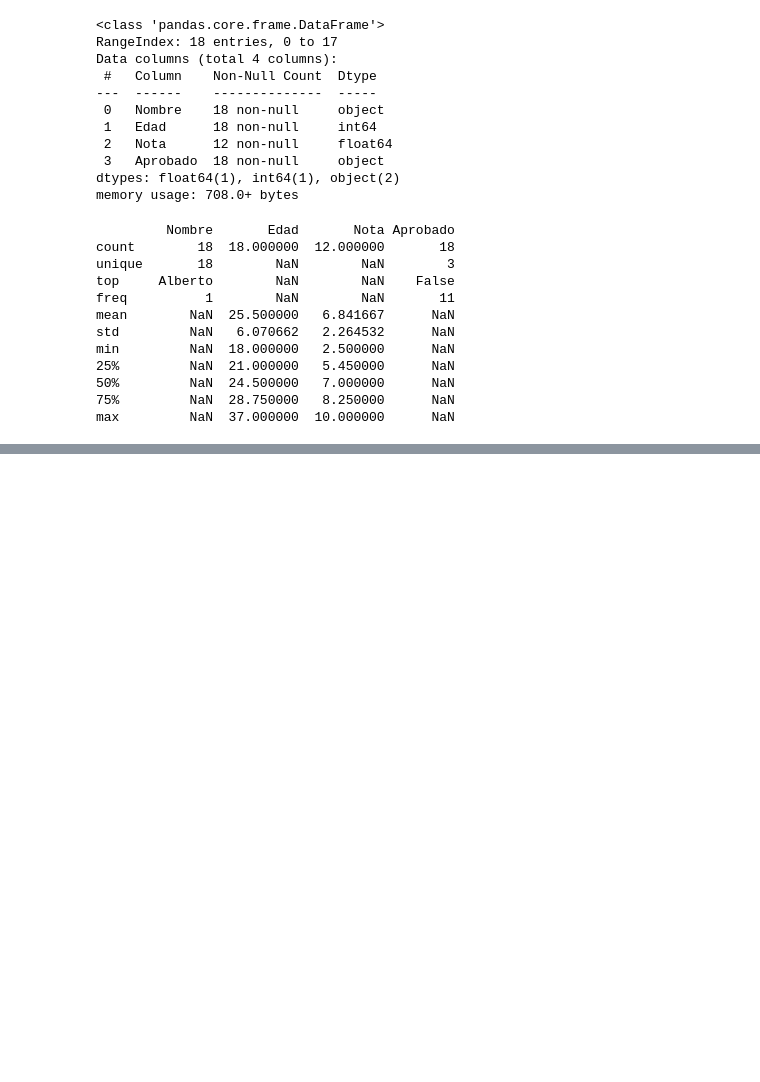
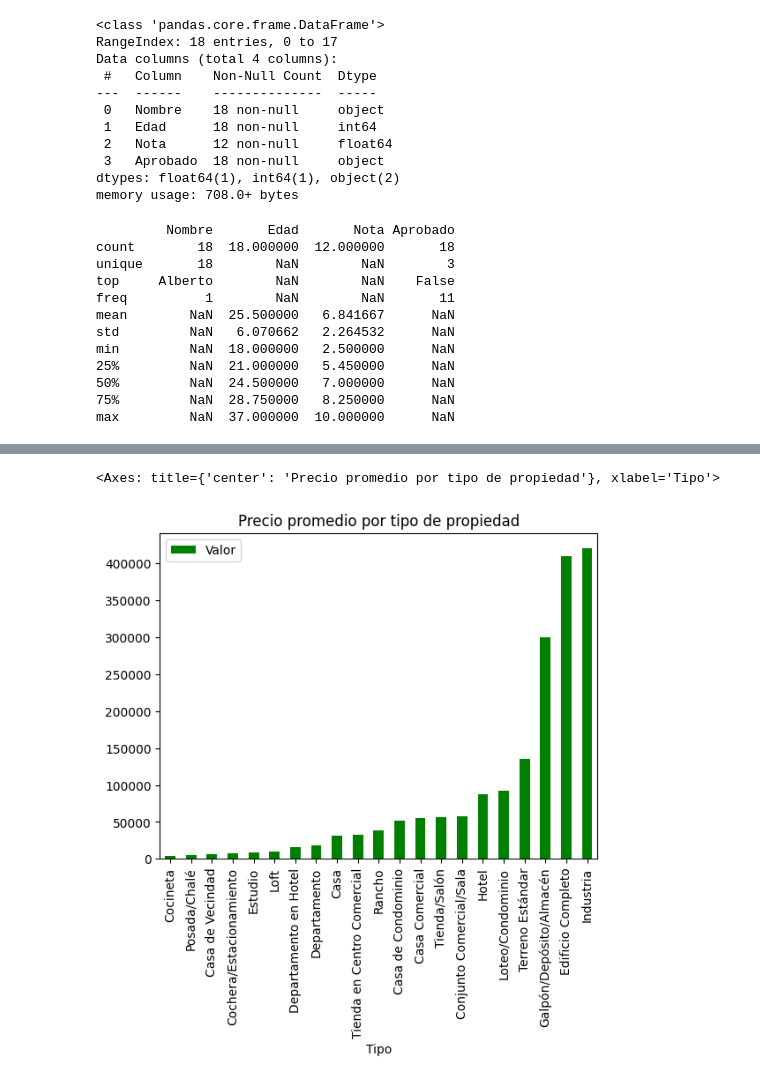
Before and after one commit to Erwin2Sibaja/Phyton_Data_Science, a Jupyter notebook: inmuebles_cdmx.ipynb, the cells around one changed output, grey strips where cells are left out. Saved outputs shown, nothing was run; the diff lists cells and outputs as text; code cells hidden in the pictures; blank space fills up the shorter version.

```diff
--- a/inmuebles_cdmx.ipynb
+++ b/inmuebles_cdmx.ipynb
@@ -229,0 +286,7 @@ max         NaN  37.000000  10.000000      NaN
+# %%
+df_tipo_precio = datos.groupby("Tipo")[["Valor"]].mean().sort_values("Valor")
+
+df_tipo_precio.plot.bar(title="Precio promedio por tipo de propiedad", color="green")
+# %% [output]
+<Axes: title={'center': 'Precio promedio por tipo de propiedad'}, xlabel='Tipo'>
+[figure, added]
```
Also changed, not shown: parts of 15 cells of this notebook.
